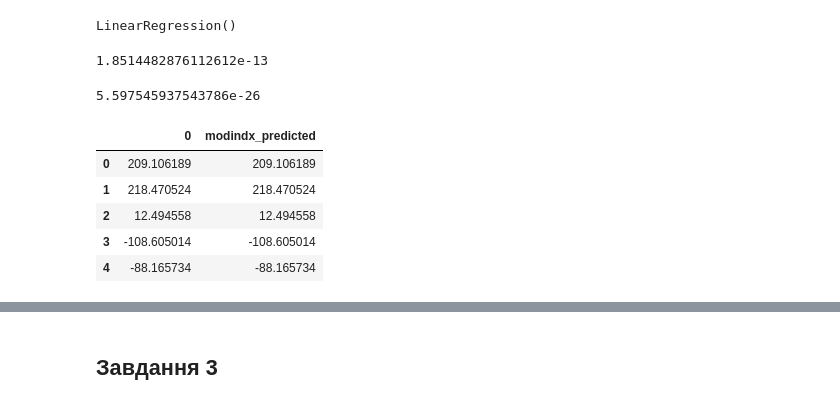
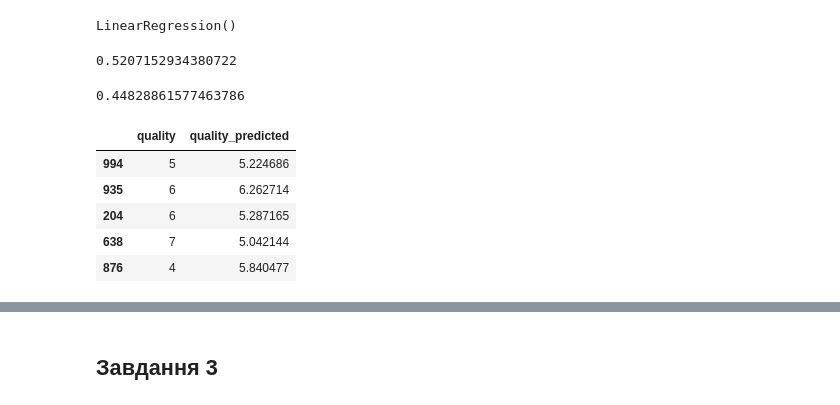
Before and after one commit to MishaDryga/ml2021, a Jupyter notebook: Lab2/lab2.ipynb, the cells around one changed output, grey strips where cells are left out. Cells and saved outputs as stored; diff of their text form; code cells hidden in the pictures.

```diff
--- a/Lab2/lab2.ipynb
+++ b/Lab2/lab2.ipynb
@@ -92,6 +92,6 @@ sns.heatmap(corr, cmap="rainbow")
 # %% [markdown]
 ## Завдання 2
 # %%
-df = pd.read_csv('')
+df = pd.read_csv('winequality-red.csv')
 df.head()
 # %% [output]
@@ -148,3 +147,9 @@ KeyError: "None of [Index(['meanfreq', 'sd', 'median', 'Q25', 'Q75', 'IQR', 'ske
+# %%
+columns=df.columns
+columns=columns[:11]
+X=df[['fixed acidity', 'volatile acidity', 'citric acid', 'residual sugar', 'chlorides', 'free sulfur dioxide', 'total sulfur dioxide', 'density', 'pH', 'sulphates', 'alcohol']]
+
+y=df[['quality']]
 # %%
 X_train,X_test,y_train,y_test = train_test_split(X,y,test_size=0.3)
 # %%
@@ -162,22 +167,22 @@ from sklearn.metrics import mean_absolute_error
 
 mean_absolute_error(y_test, y_Hat)
 # %% [output]
-1.8514482876112612e-13
+0.5207152934380722
 # %%
 from sklearn.metrics import mean_squared_error
 mean_squared_error(y_test, y_Hat)
 # %% [output]
-5.597545937543786e-26
+0.44828861577463786
 # %%
 res = pd.DataFrame(y_test)
-res['modindx_predicted'] = y_Hat
+res['quality_predicted'] = y_Hat
 
 res.head()
 # %% [output]
-|  | 0 | modindx_predicted |
-| 0 | 209.106189 | 209.106189 |
-| 1 | 218.470524 | 218.470524 |
-| 2 | 12.494558 | 12.494558 |
-| 3 | -108.605014 | -108.605014 |
-| 4 | -88.165734 | -88.165734 |
+|  | quality | quality_predicted |
+| 994 | 5 | 5.224686 |
+| 935 | 6 | 6.262714 |
+| 204 | 6 | 5.287165 |
+| 638 | 7 | 5.042144 |
+| 876 | 4 | 5.840477 |
 # %%
```
Also changed, not shown: parts of 20 cells of this notebook, 11 other files.
